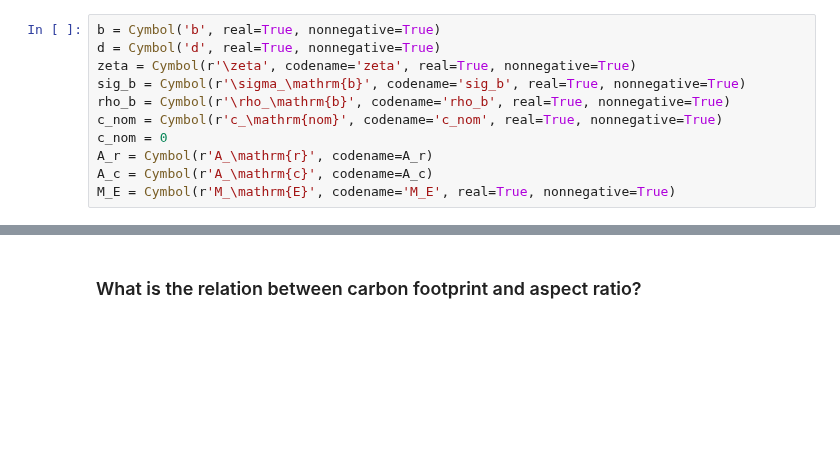
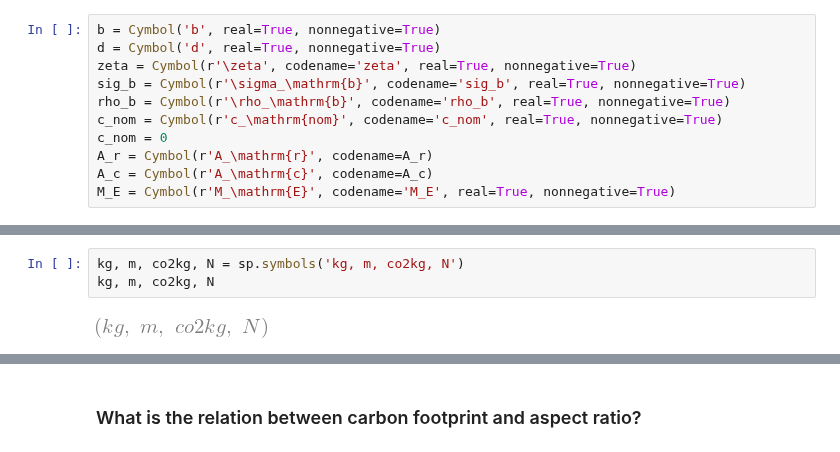
Before and after one commit to rosoba/bmcs_cross_section, a Jupyter notebook: notebooks/mkappa/material_utilization/carbon_footprint.ipynb, the cells around one changed output, grey strips where cells are left out. Cells and saved outputs as stored; diff of their text form; blank space fills up the shorter version.

```diff
--- a/notebooks/mkappa/material_utilization/carbon_footprint.ipynb
+++ b/notebooks/mkappa/material_utilization/carbon_footprint.ipynb
@@ -265,0 +300,5 @@ e_crc_b_
+# %%
+kg, m, co2kg, N = sp.symbols('kg, m, co2kg, N')
+kg, m, co2kg, N
+# %% [output]
+[figure, added]
```
Also changed, not shown: parts of 30 cells of this notebook.
